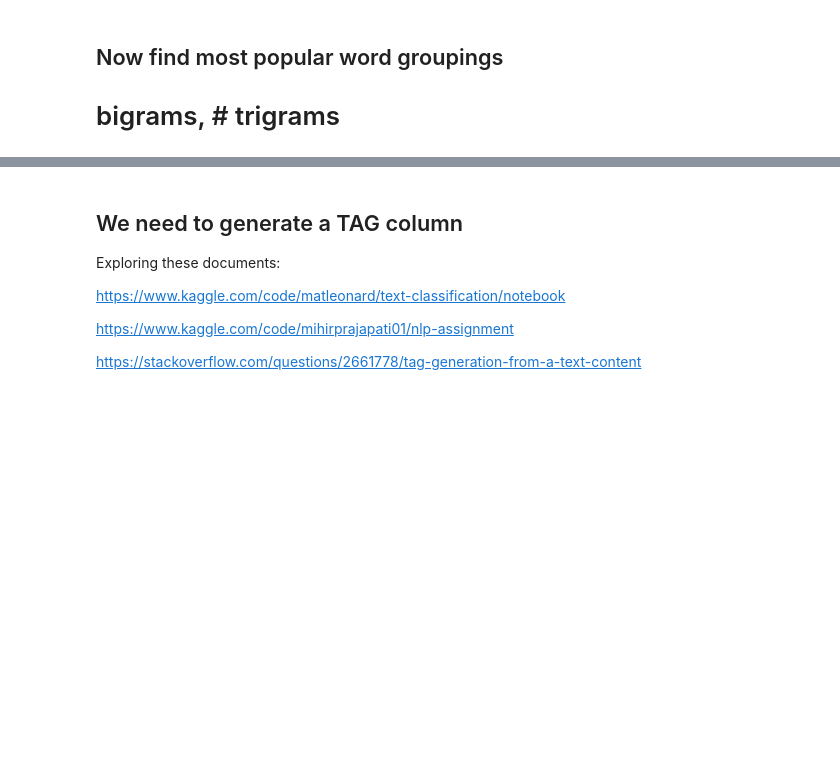
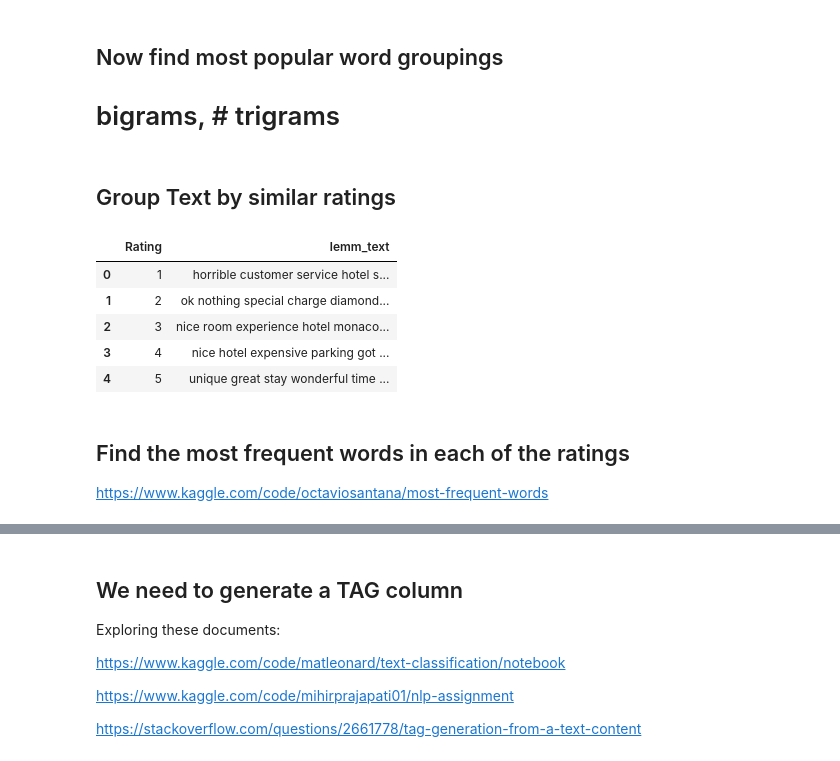
Before and after one commit to RobFaj/NLP_Project2022, a Jupyter notebook: Project Exploration and Analysis.ipynb, the cells around one changed output, grey strips where cells are left out. Drawn from its saved outputs; the diff is of its cells as text; code cells hidden in the pictures; blank space fills up the shorter version.

```diff
--- a/Project Exploration and Analysis.ipynb
+++ b/Project Exploration and Analysis.ipynb
@@ -308,3 +397,21 @@ dfg.plot.bar(x='lemmatized')
 # %%
 # Creating a corpus to identify word groupings perform an overall training on the model.
 corpus_hotel = hotel['lemm_text'].str.cat(sep=',')
+# %% [markdown]
+## Group Text by similar ratings
+# %%
+#hotel['Tag'] = tag_df['Rating'].astype(str)
+
+grouped_text = hotel.groupby("Rating")['lemm_text'].apply(lambda hotel: ' '.join(hotel))
+grouped_text1 = grouped_text.reset_index()
+grouped_text1.head()
+# %% [output]
+|  | Rating | lemm_text |
+| 0 | 1 | horrible customer service hotel s... |
+| 1 | 2 | ok nothing special charge diamond... |
+| 2 | 3 | nice room experience hotel monaco... |
+| 3 | 4 | nice hotel expensive parking got ... |
+| 4 | 5 | unique great stay wonderful time ... |
+# %% [markdown]
+## Find the most frequent words in each of the ratings
+https://www.kaggle.com/code/octaviosantana/most-frequent-words
```
Also changed, not shown: parts of 29 cells of this notebook.
